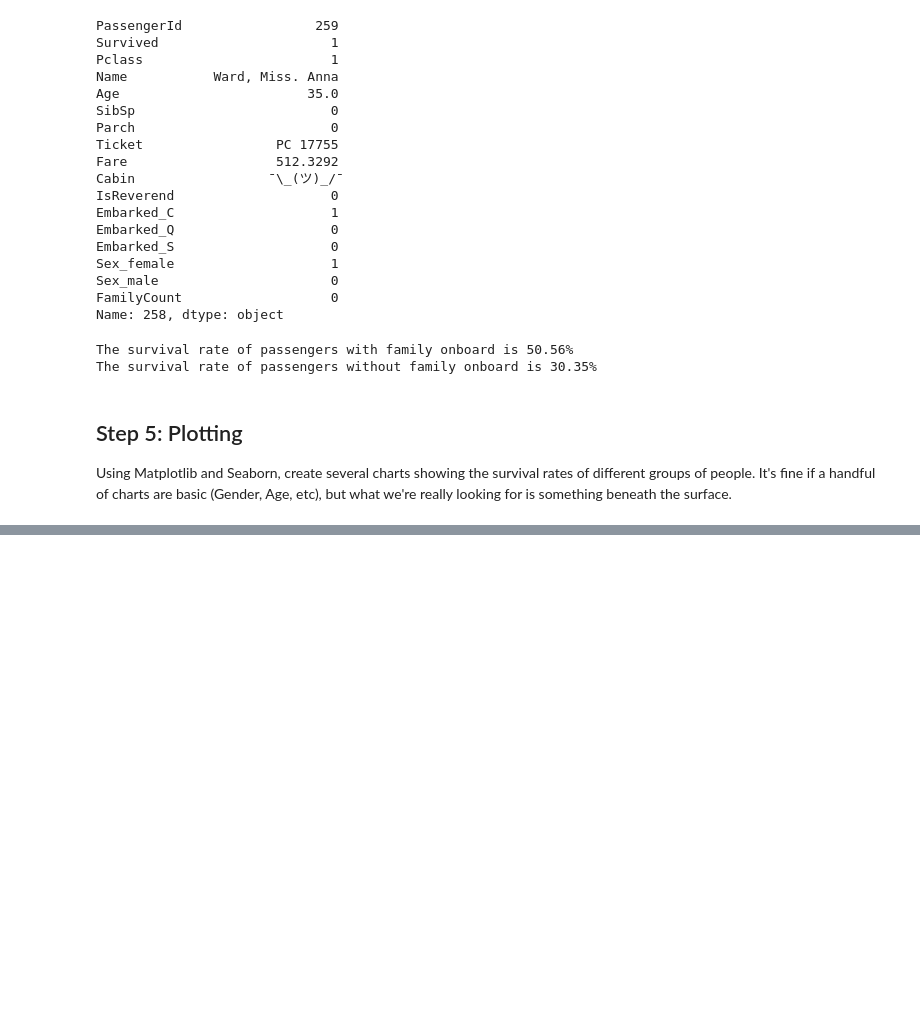
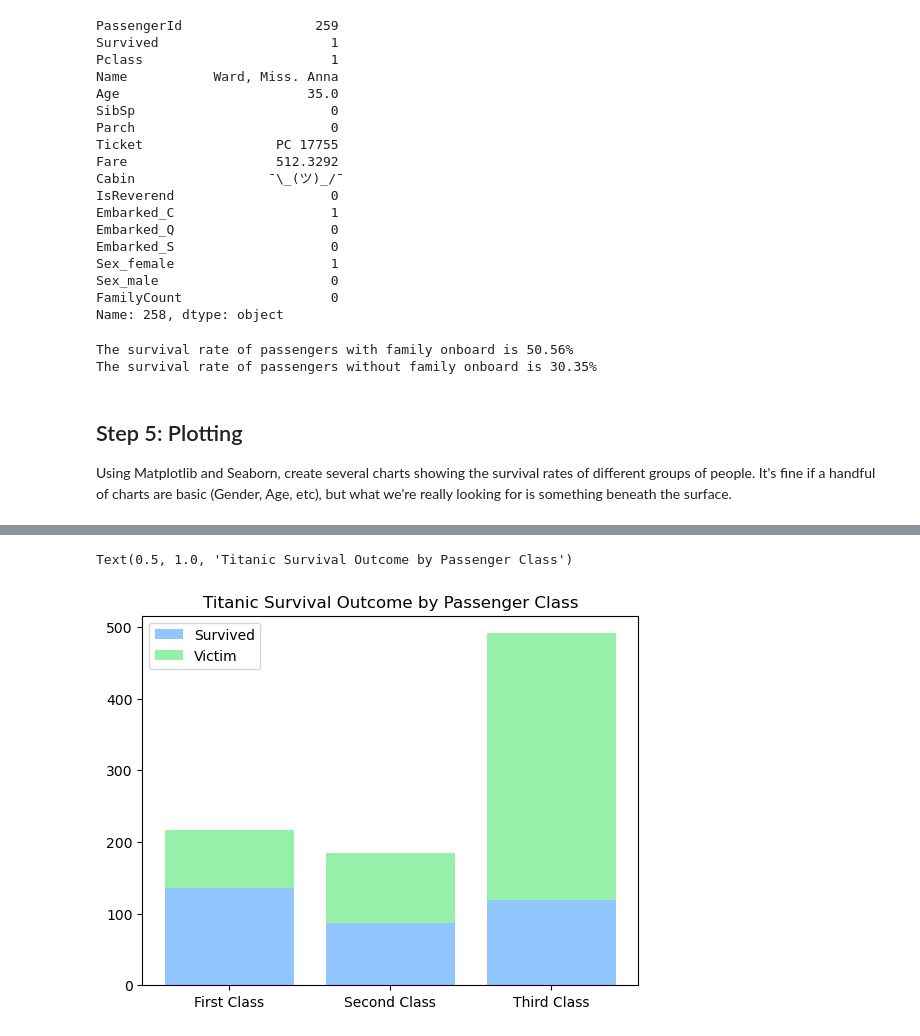
Before and after one commit to altheaxcvii/GA-Labs, a Jupyter notebook: Lab 1.2 Titanic Pandas/titanic_lab.ipynb, the cells around one changed output, grey strips where cells are left out. Saved outputs shown, nothing was run; the diff lists cells and outputs as text; code cells hidden in the pictures; blank space fills up the shorter version.

```diff
--- a/Lab 1.2 Titanic Pandas/titanic_lab.ipynb
+++ b/Lab 1.2 Titanic Pandas/titanic_lab.ipynb
@@ -293,3 +297,6 @@ The survival rate of passengers without family onboard is 30.35%
 # %% [markdown]
 ## Step 5: Plotting
 Using Matplotlib and Seaborn, create several charts showing the survival rates of different groups of people. It's fine if a handful of charts are basic (Gender, Age, etc), but what we're really looking for is something beneath the surface.
+# %%
+survival_by_class = titanic[titanic['Survived']==1]['Pclass'].value_counts()
+victim_by_class = titanic[titanic['Survived']==0]['Pclass'].value_counts()
@@ -295,0 +312,9 @@ Using Matplotlib and Seaborn, create several charts showing the survival rates o
+# %%
+# Create a stacked bar chart to view passenger class-based survival
+plt.bar(['First Class','Second Class', 'Third Class'], survival_by_class.sort_index(), label='Survived')
+plt.bar(['First Class','Second Class', 'Third Class'], victim_by_class.sort_index(), label='Victim', bottom=survival_by_class.sort_index())
+plt.legend()
+plt.title('Titanic Survival Outcome by Passenger Class')
+# %% [output]
+Text(0.5, 1.0, 'Titanic Survival Outcome by Passenger Class')
+[figure, added]
```
Also changed, not shown: parts of 6 cells of this notebook.
